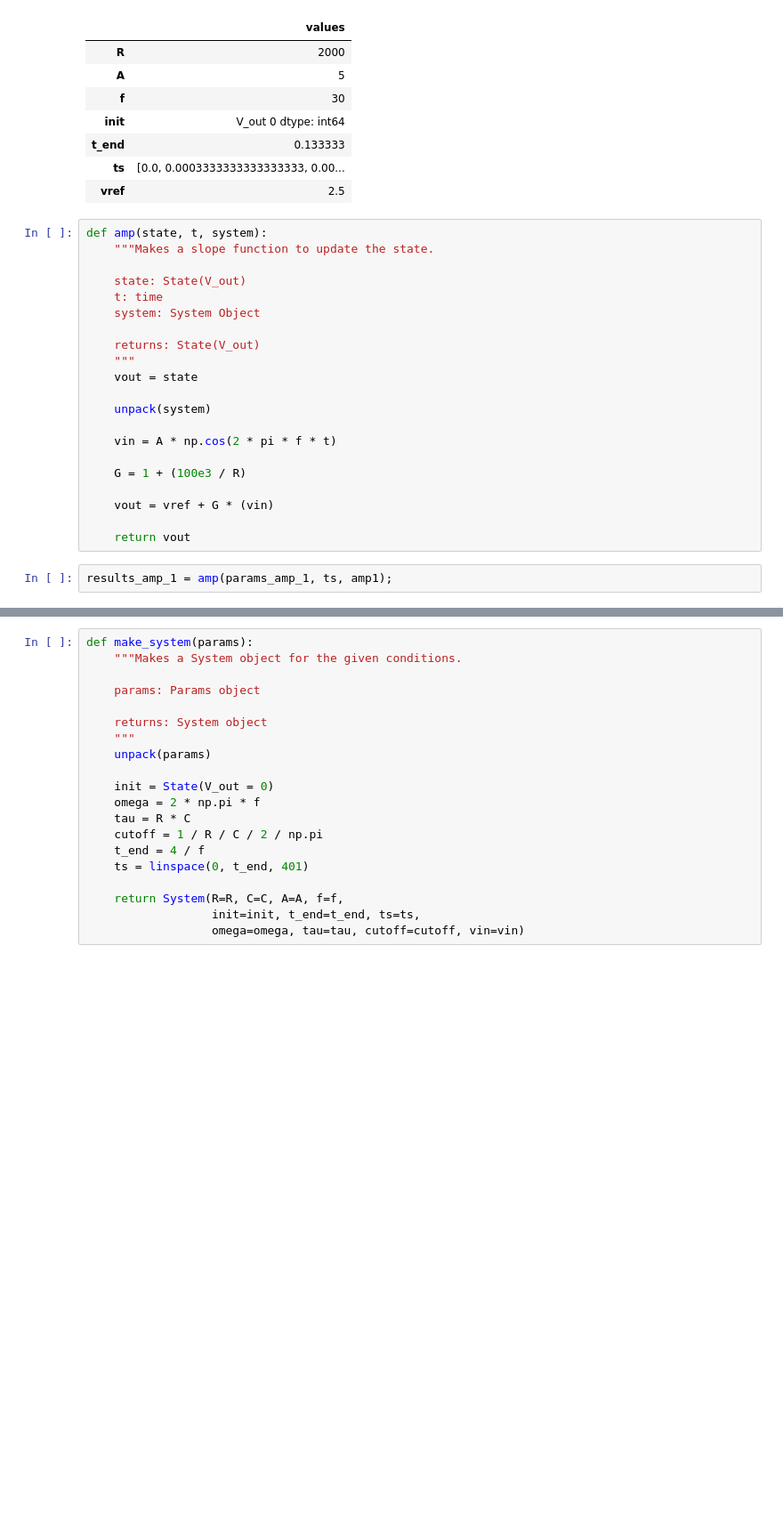
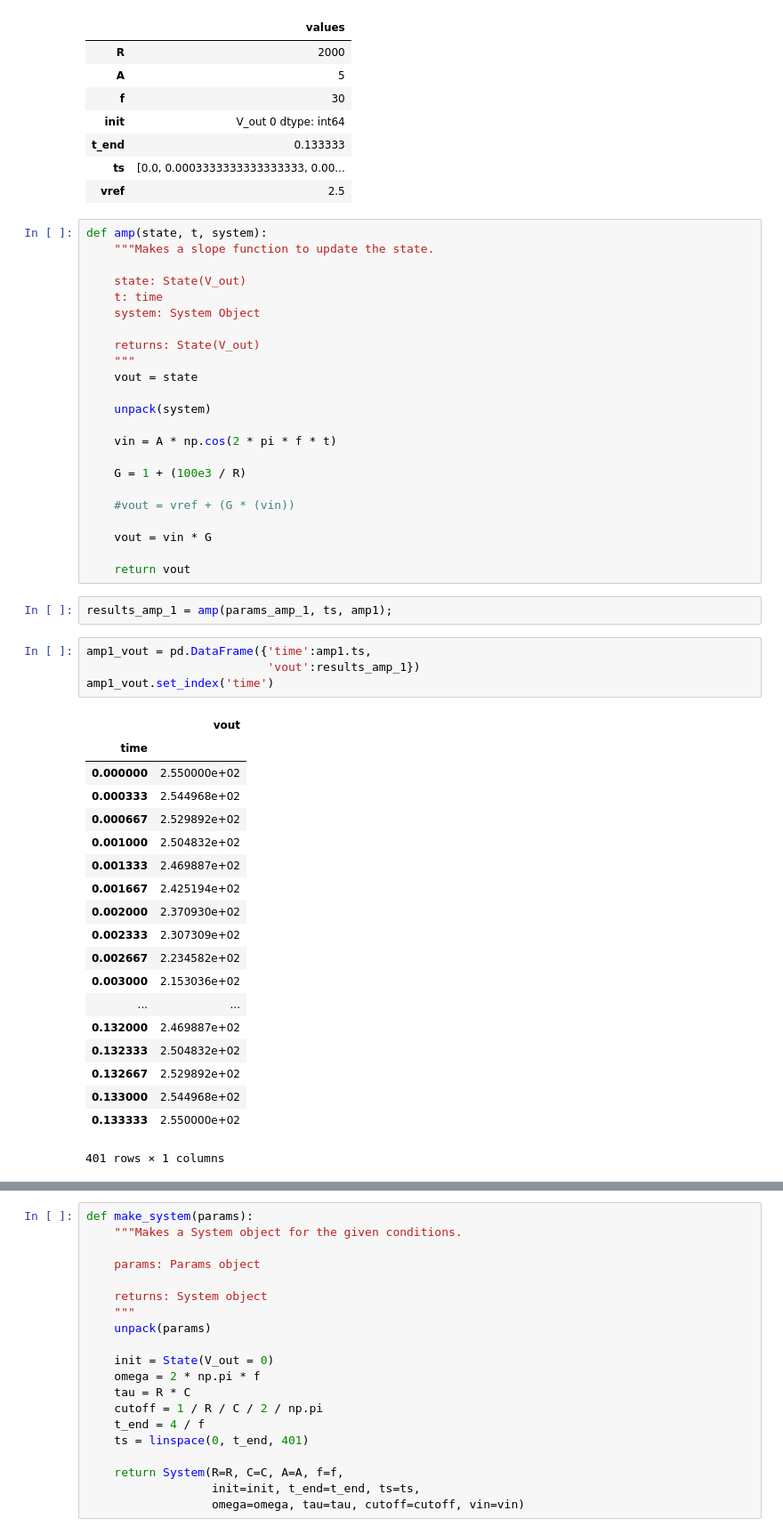
Before and after one commit to ThomasJagielski/ModSimPy, a Jupyter notebook: code/EKG Circuit Optimization.ipynb, the cells around one changed output, grey strips where cells are left out. Shown: that part at 89% size. Cells and saved outputs as stored; diff of their text form; blank space fills up the shorter version.

```diff
--- a/code/EKG Circuit Optimization.ipynb
+++ b/code/EKG Circuit Optimization.ipynb
@@ -74,8 +74,34 @@ def amp(state, t, system):
 
     G = 1 + (100e3 / R)
 
-    vout = vref + G * (vin)
+    #vout = vref + (G * (vin))
+
+    vout = vin * G
 
     return vout
 # %%
 results_amp_1 = amp(params_amp_1, ts, amp1);
+# %%
+amp1_vout = pd.DataFrame({'time':amp1.ts,
+                          'vout':results_amp_1})
+amp1_vout.set_index('time')
+# %% [output]
+|  | vout |
+| time |  |
+| 0.000000 | 2.550000e+02 |
+| 0.000333 | 2.544968e+02 |
+| 0.000667 | 2.529892e+02 |
+| 0.001000 | 2.504832e+02 |
+| 0.001333 | 2.469887e+02 |
+| 0.001667 | 2.425194e+02 |
+| 0.002000 | 2.370930e+02 |
+| 0.002333 | 2.307309e+02 |
+| 0.002667 | 2.234582e+02 |
+| 0.003000 | 2.153036e+02 |
+| ... | ... |
+| 0.132000 | 2.469887e+02 |
+| 0.132333 | 2.504832e+02 |
+| 0.132667 | 2.529892e+02 |
+| 0.133000 | 2.544968e+02 |
+| 0.133333 | 2.550000e+02 |
+401 rows × 1 columns
```
Also changed, not shown: parts of 7 cells of this notebook.
